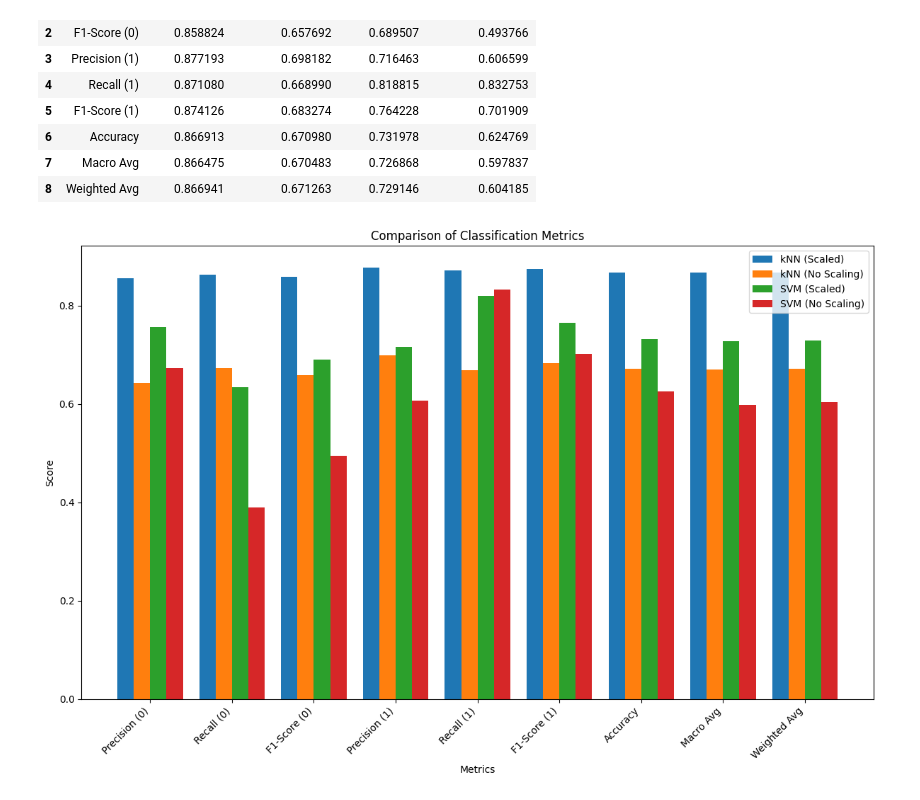
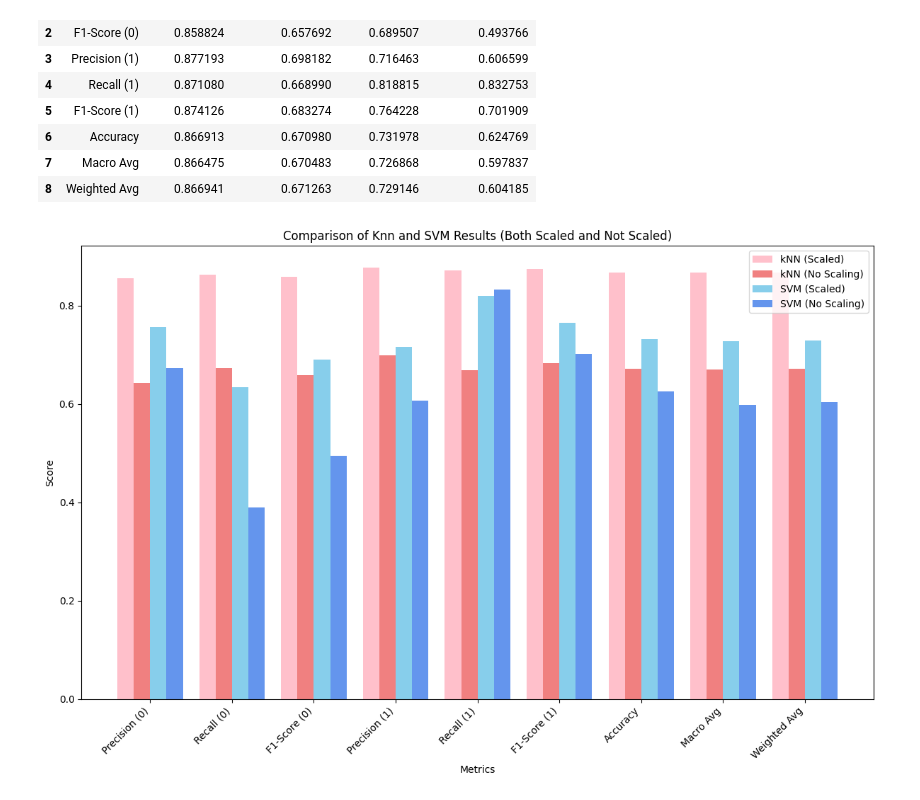
Before and after one commit to jemlau/PredictiveAnalyticsWithPython, a Jupyter notebook: Topic2/2MushroomDataset.ipynb, the cells around one changed output. Drawn from its saved outputs; the diff is of its cells as text; code cells hidden in the pictures.

```diff
--- a/Topic2/2MushroomDataset.ipynb
+++ b/Topic2/2MushroomDataset.ipynb
@@ -330,20 +330,27 @@ results_df
 # %%
 plt.figure(figsize=(12, 8))
 
 metrics = results_df["Metric"]
 x = range(len(metrics))
 
+colors = {
+    "kNN (Scaled)": "pink",
+    "kNN (No Scaling)": "LightCoral",
+    "SVM (Scaled)": "skyblue",
+    "SVM (No Scaling)": "#6495ED"
+}
+
 for i, model_name in enumerate(models_predictions.keys()):
-    plt.bar([p + i * 0.2 for p in x], results_df[model_name], width=0.2, label=model_name)
+    plt.bar([p + i * 0.2 for p in x], results_df[model_name], width=0.2, label=model_name, color=colors[model_name])
 
 
 plt.xticks([p + 0.3 for p in x], metrics, rotation=45, ha='right')
 plt.xlabel("Metrics")
 plt.ylabel("Score")
-plt.title("Comparison of Classification Metrics")
+plt.title("Comparison of Knn and SVM Results (Both Scaled and Not Scaled)")
 plt.legend(loc="best")
 plt.tight_layout()
 
 plt.show()
 # %% [output]
-[figure, old version]
+[figure, new version]
```
